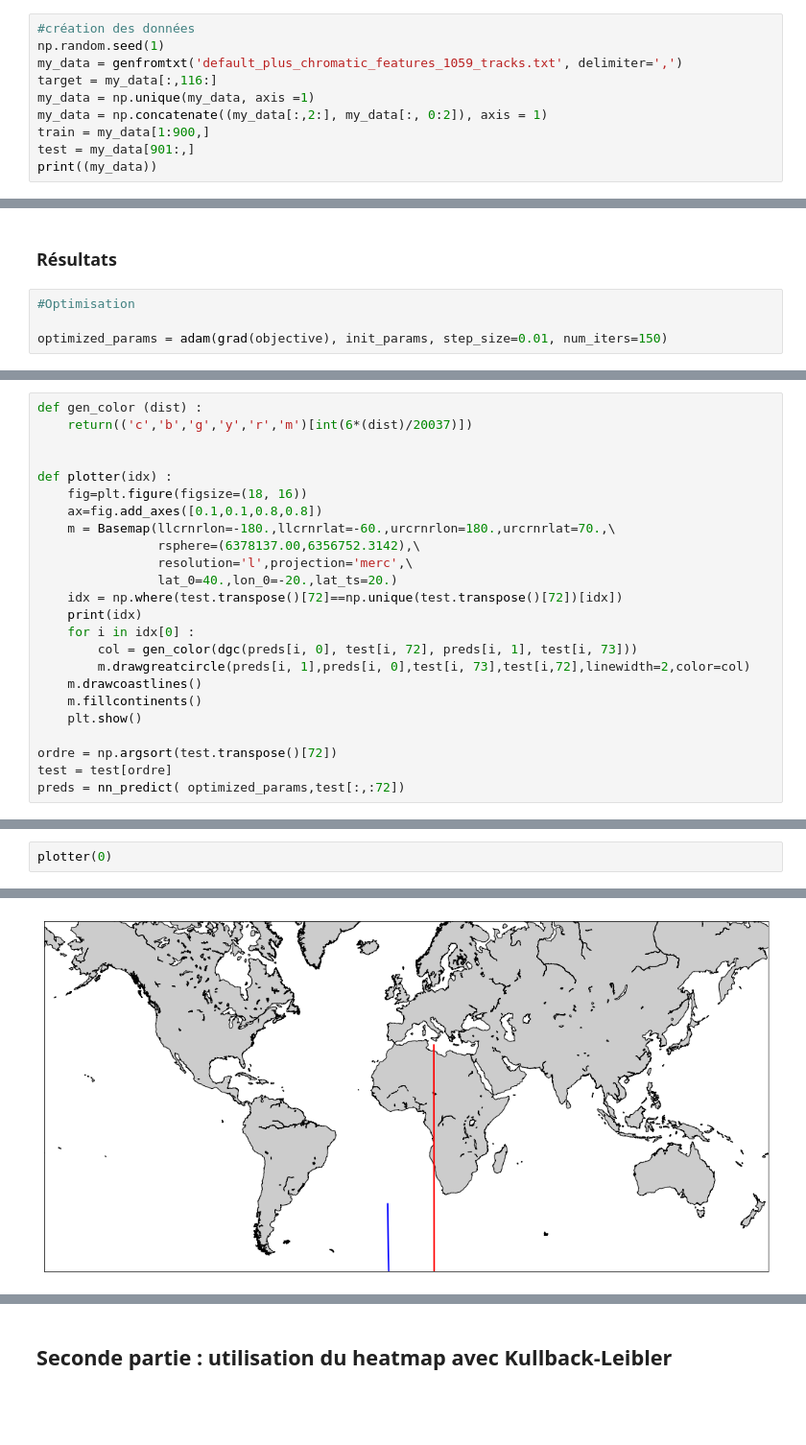
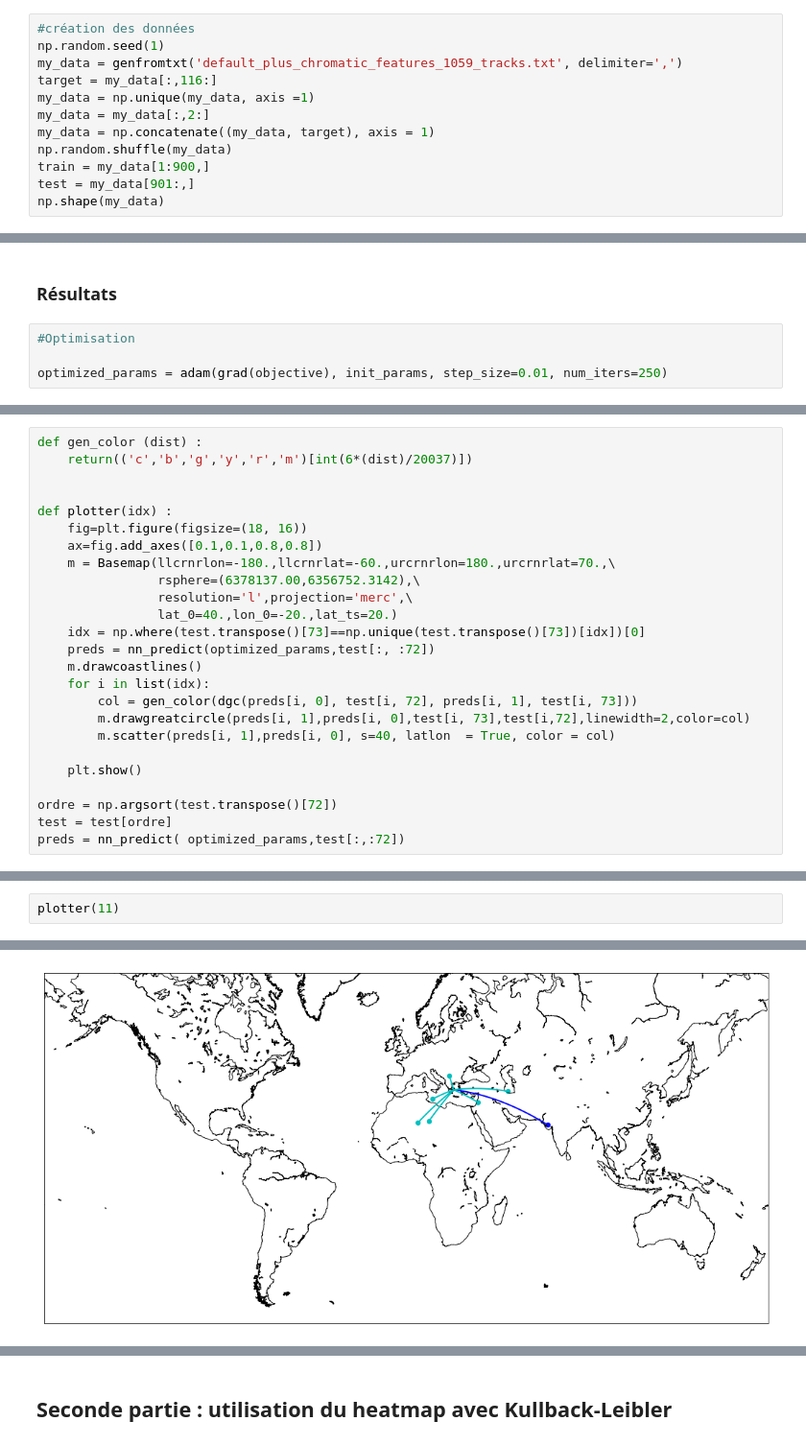
Before and after one commit to SebCoube/SOADML-music-location, a Jupyter notebook: SOADML.ipynb, the cells around one changed output, grey strips where cells are left out. Shown at 96% size. Drawn from its saved outputs; the diff is of its cells as text; blank space fills up the shorter version.

```diff
--- a/SOADML.ipynb
+++ b/SOADML.ipynb
@@ -21,8 +21,10 @@ np.random.seed(1)
 my_data = genfromtxt('default_plus_chromatic_features_1059_tracks.txt', delimiter=',')
 target = my_data[:,116:]
 my_data = np.unique(my_data, axis =1)
-my_data = np.concatenate((my_data[:,2:], my_data[:, 0:2]), axis = 1)
+my_data = my_data[:,2:]
+my_data = np.concatenate((my_data, target), axis = 1)
+np.random.shuffle(my_data)
 train = my_data[1:900,]
 test = my_data[901:,]
-print((my_data))
+np.shape(my_data)
 # %% [output]
@@ -114,5 +142,5 @@ def objective(params, t) :
 # %%
 #Optimisation
 
-optimized_params = adam(grad(objective), init_params, step_size=0.01, num_iters=150)
+optimized_params = adam(grad(objective), init_params, step_size=0.01, num_iters=250)
 # %% [output]
@@ -160,13 +173,14 @@ def plotter(idx) :
                 rsphere=(6378137.00,6356752.3142),\
                 resolution='l',projection='merc',\
                 lat_0=40.,lon_0=-20.,lat_ts=20.)
-    idx = np.where(test.transpose()[72]==np.unique(test.transpose()[72])[idx])
-    print(idx)
-    for i in idx[0] :
+    idx = np.where(test.transpose()[73]==np.unique(test.transpose()[73])[idx])[0]
+    preds = nn_predict(optimized_params,test[:, :72])
+    m.drawcoastlines()
+    for i in list(idx):
         col = gen_color(dgc(preds[i, 0], test[i, 72], preds[i, 1], test[i, 73]))
         m.drawgreatcircle(preds[i, 1],preds[i, 0],test[i, 73],test[i,72],linewidth=2,color=col)
-    m.drawcoastlines()
-    m.fillcontinents()
+        m.scatter(preds[i, 1],preds[i, 0], s=40, latlon  = True, color = col)
+
     plt.show()
 
 ordre = np.argsort(test.transpose()[72])
@@ -185,3 +209,3 @@ plotter(10)
 # %%
-plotter(0)
+plotter(11)
 # %% [output]
@@ -189,2 +212,2 @@ plotter(0)
-[figure, old version]
+[figure, new version]
 # %%
```
Also changed, not shown: parts of 16 cells of this notebook.
